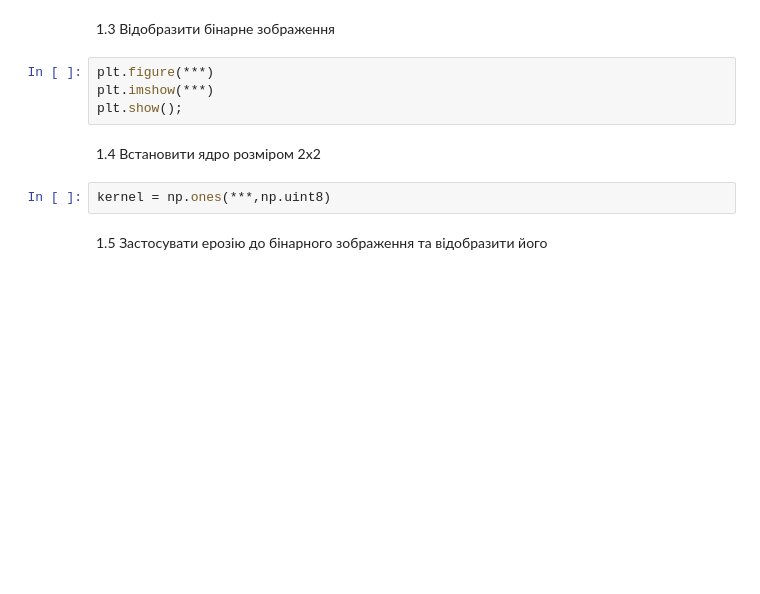
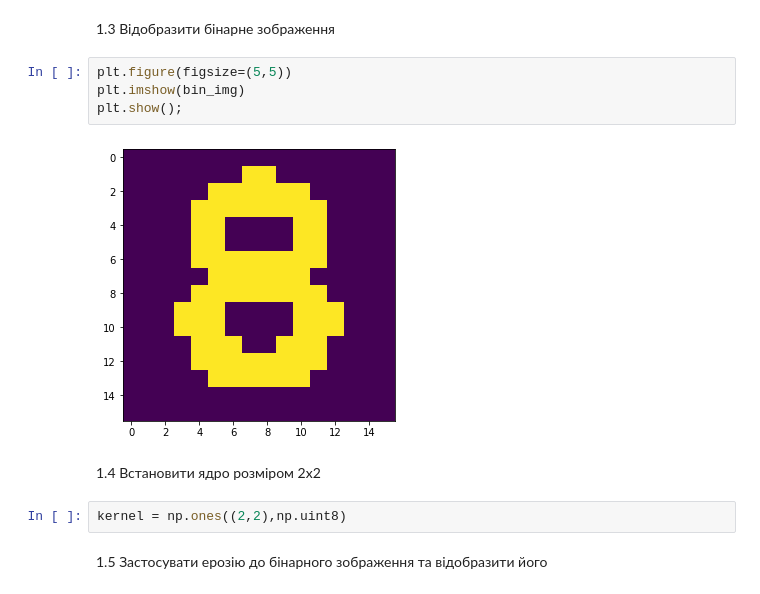
Before and after one commit to Jeyky/DIG_IP, a Jupyter notebook: Lab5.ipynb, the cells around one changed output. Saved outputs shown, nothing was run; the diff lists cells and outputs as text; blank space fills up the shorter version.

```diff
--- a/Lab5.ipynb
+++ b/Lab5.ipynb
@@ -280,13 +282,15 @@ for row in range(img.shape[0]):
 # %% [markdown]
 1.3 Відобразити бінарне зображення
 # %%
-plt.figure(***)
-plt.imshow(***)
+plt.figure(figsize=(5,5))
+plt.imshow(bin_img)
 plt.show();
+# %% [output]
+[figure, added]
 # %% [markdown]
 1.4 Встановити ядро розміром 2х2
 # %%
-kernel = np.ones(***,np.uint8)
+kernel = np.ones((2,2),np.uint8)
 # %% [markdown]
 1.5 Застосувати ерозію до бінарного зображення та відобразити його
 # %%
```
Also changed, not shown: parts of 10 cells of this notebook, 1 other file.
